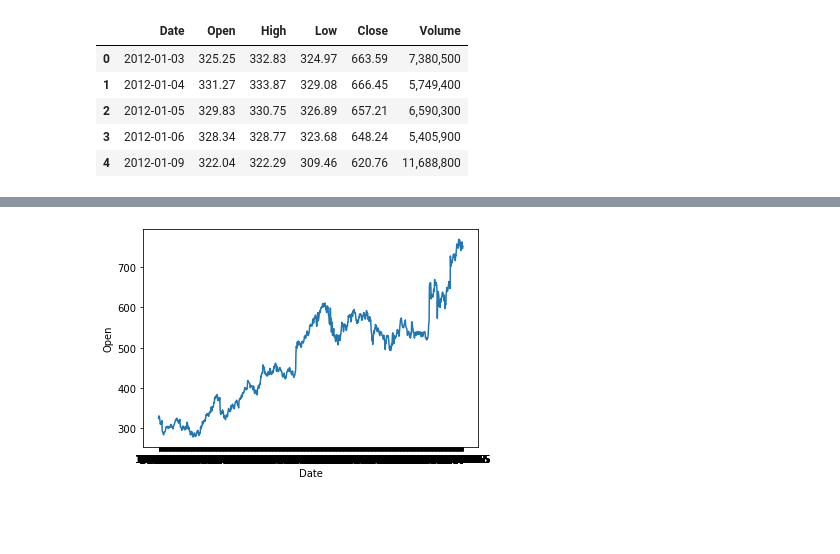
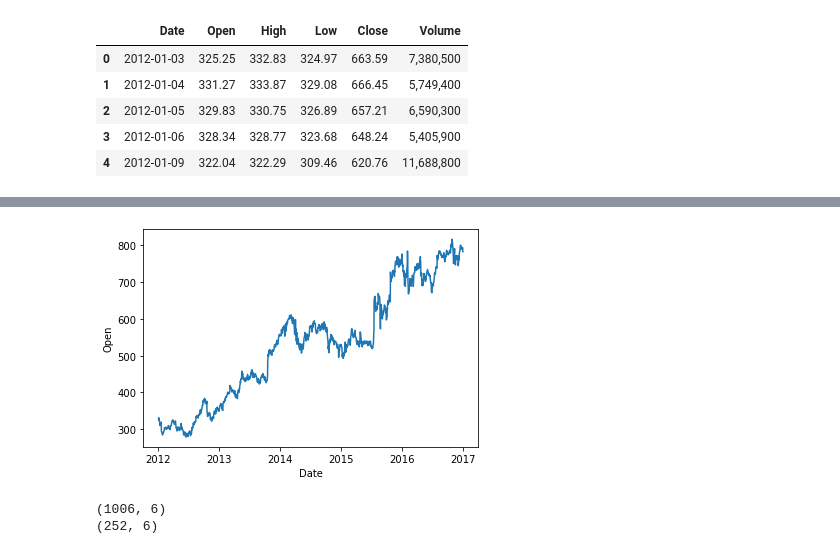
Before and after one commit to prabhavithreddy/Python_AI_ML, a Jupyter notebook: Edureka/PGP AIML/7_SequenceLearning/StockPrediction/StockPrediction.ipynb, the cells around one changed output, grey strips where cells are left out. Saved outputs shown, nothing was run; the diff lists cells and outputs as text; code cells hidden in the pictures; blank space fills up the shorter version.

```diff
--- a/Edureka/PGP AIML/7_SequenceLearning/StockPrediction/StockPrediction.ipynb
+++ b/Edureka/PGP AIML/7_SequenceLearning/StockPrediction/StockPrediction.ipynb
@@ -25,0 +55,5 @@ df.head()
+# %%
+for column in df.select_dtypes(include='object').columns:
+    df[column] = df[column].apply(lambda x: float(x.replace(',','')))
+
+df.value_counts()
@@ -26,8 +90,8 @@ df.head()
 # %%
-sns.lineplot(data=df.head(1000), x='Date', y='Open')
+sns.lineplot(data=df, x='Date', y='Open')
 plt.show()
 # %% [output]
-[figure, old version]
+[figure, new version]
 # %%
 # understand the problem statement
 # load data
@@ -49,3 +113,12 @@ from sklearn.metrics import mean_squared_error
 # %%
 def rmse_return(test, predicted):
     return math.sqrt(mean_squared_error(test, predicted))
+# %%
+training_set = df[df.Date.dt.year < 2016]
+testing_set = df[df.Date.dt.year >=2016]
+
+print(training_set.shape)
+print(testing_set.shape)
+# %% [output]
+(1006, 6)
+(252, 6)
```
Also changed, not shown: parts of 11 cells of this notebook, 8 other files.
